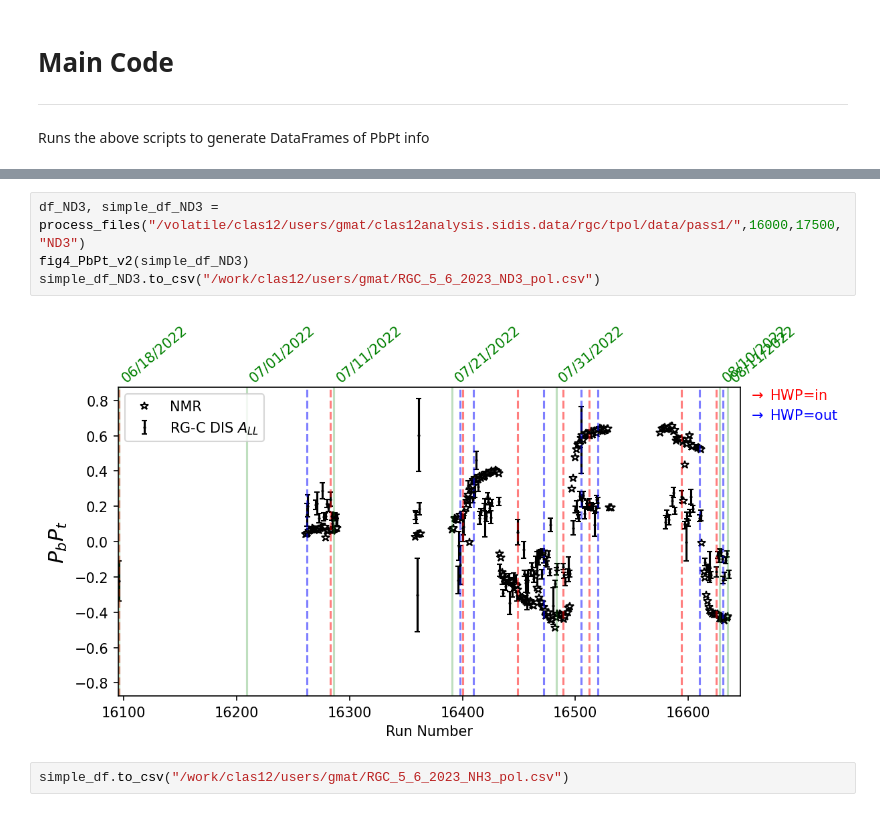
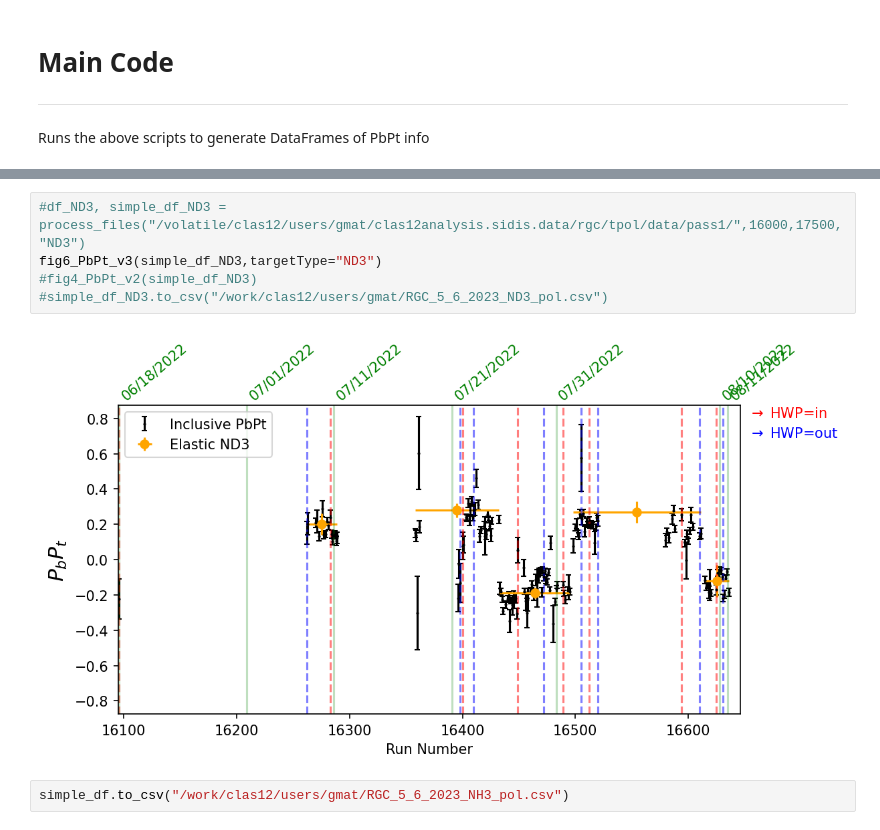
Before and after one commit to Gregtom3/rgcTargetPolarization, a Jupyter notebook: tools/tpol_tools_v3.ipynb, the cells around one changed output, grey strips where cells are left out. Cells and saved outputs as stored; diff of their text form.

```diff
--- a/tools/tpol_tools_v3.ipynb
+++ b/tools/tpol_tools_v3.ipynb
@@ -859,9 +950,10 @@ fig4_PbPt_v2(simple_df_NH3)
 # %%
-df_ND3, simple_df_ND3 = process_files("/volatile/clas12/users/gmat/clas12analysis.sidis.data/rgc/tpol/data/pass1/",16000,17500,"ND3")
-fig4_PbPt_v2(simple_df_ND3)
-simple_df_ND3.to_csv("/work/clas12/users/gmat/RGC_5_6_2023_ND3_pol.csv")
+#df_ND3, simple_df_ND3 = process_files("/volatile/clas12/users/gmat/clas12analysis.sidis.data/rgc/tpol/data/pass1/",16000,17500,"ND3")
+fig6_PbPt_v3(simple_df_ND3,targetType="ND3")
+#fig4_PbPt_v2(simple_df_ND3)
+#simple_df_ND3.to_csv("/work/clas12/users/gmat/RGC_5_6_2023_ND3_pol.csv")
 # %% [output]
-[figure, old version]
+[figure, new version]
 # %%
 simple_df.to_csv("/work/clas12/users/gmat/RGC_5_6_2023_NH3_pol.csv")
 # %%
```
Also changed, not shown: parts of 4 cells of this notebook, 5 other files.
